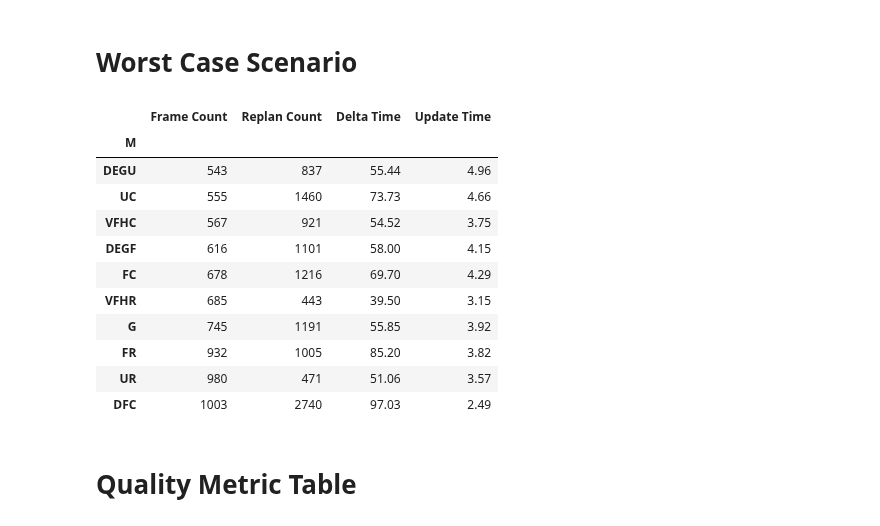
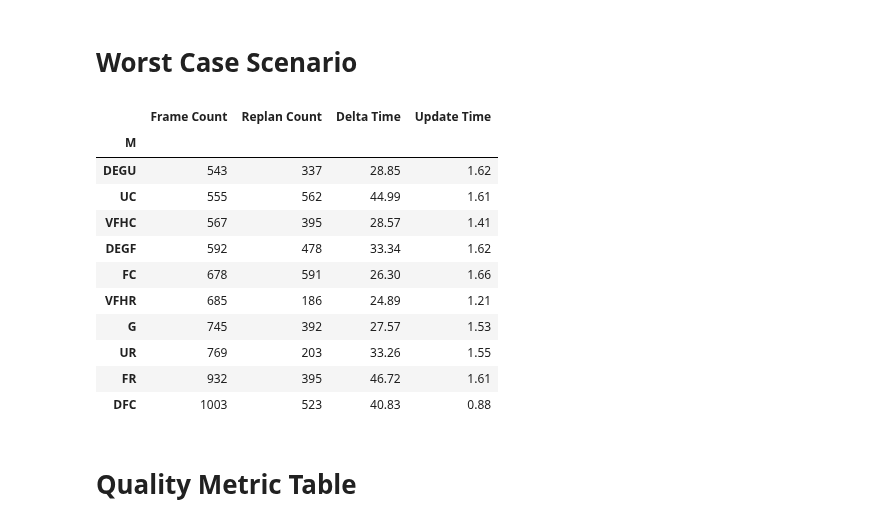
Before and after one commit to DIRECTLab/Multi_Agents_Area_Exploration, a Jupyter notebook: analysing_data/christopher_plottings/plots_updated.ipynb, the cells around one changed output. Cells and saved outputs as stored; diff of their text form; code cells hidden in the pictures.

```diff
--- a/analysing_data/christopher_plottings/plots_updated.ipynb
+++ b/analysing_data/christopher_plottings/plots_updated.ipynb
@@ -87,24 +87,26 @@ df_agent_end = df_agent.drop_duplicates(subset=['Experiment Id'], keep='last').s
 df_all_success = df_all[df_all['Success'] == True]
 # %% [markdown]
 # Worst Case Scenario
+# %%
+df_all_success_four = df_all_success[df_all_success['N Bots'] == 4]
 # %%
-wost_case = df_all_success.groupby(['M']).max()[['Frame Count', 'Replan Count','Delta Time', 'Update Time']].sort_values(by='Frame Count')
+wost_case = df_all_success_four.groupby(['M']).max()[['Frame Count', 'Replan Count','Delta Time', 'Update Time']].sort_values(by='Frame Count')
 with open(f"worst_case.txt", 'w') as f:
     f.write(wost_case.to_latex())
 wost_case
 # %% [output]
 |  | Frame Count | Replan Count | Delta Time | Update Time |
 | M |  |  |  |  |
-| DEGU | 543 | 837 | 55.44 | 4.96 |
-| UC | 555 | 1460 | 73.73 | 4.66 |
-| VFHC | 567 | 921 | 54.52 | 3.75 |
-| DEGF | 616 | 1101 | 58.00 | 4.15 |
-| FC | 678 | 1216 | 69.70 | 4.29 |
-| VFHR | 685 | 443 | 39.50 | 3.15 |
-| G | 745 | 1191 | 55.85 | 3.92 |
-| FR | 932 | 1005 | 85.20 | 3.82 |
-| UR | 980 | 471 | 51.06 | 3.57 |
-| DFC | 1003 | 2740 | 97.03 | 2.49 |
+| DEGU | 543 | 337 | 28.85 | 1.62 |
+| UC | 555 | 562 | 44.99 | 1.61 |
+| VFHC | 567 | 395 | 28.57 | 1.41 |
+| DEGF | 592 | 478 | 33.34 | 1.62 |
+| FC | 678 | 591 | 26.30 | 1.66 |
+| VFHR | 685 | 186 | 24.89 | 1.21 |
+| G | 745 | 392 | 27.57 | 1.53 |
+| UR | 769 | 203 | 33.26 | 1.55 |
+| FR | 932 | 395 | 46.72 | 1.61 |
+| DFC | 1003 | 523 | 40.83 | 0.88 |
 # %% [markdown]
 # Quality Metric Table
 # %%
```
Also changed, not shown: parts of 25 cells of this notebook, 1 other file.
